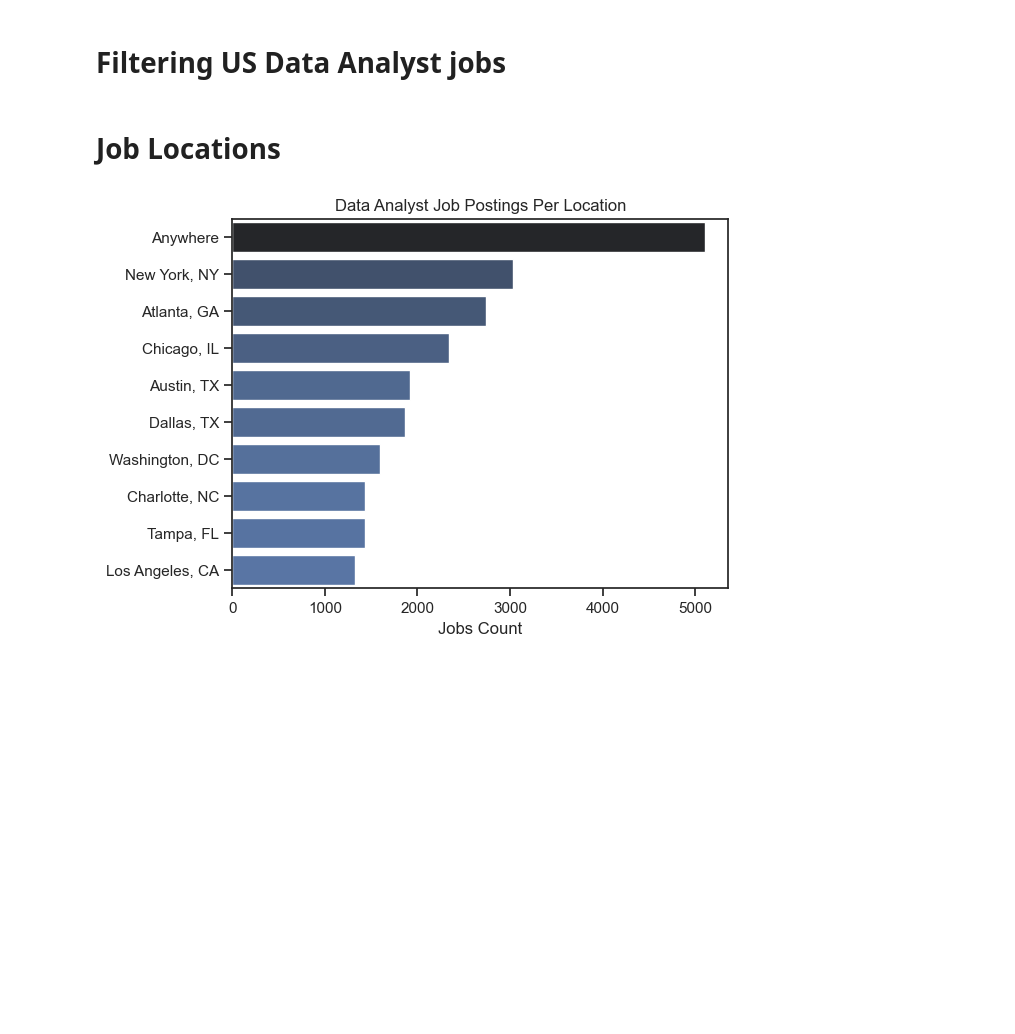
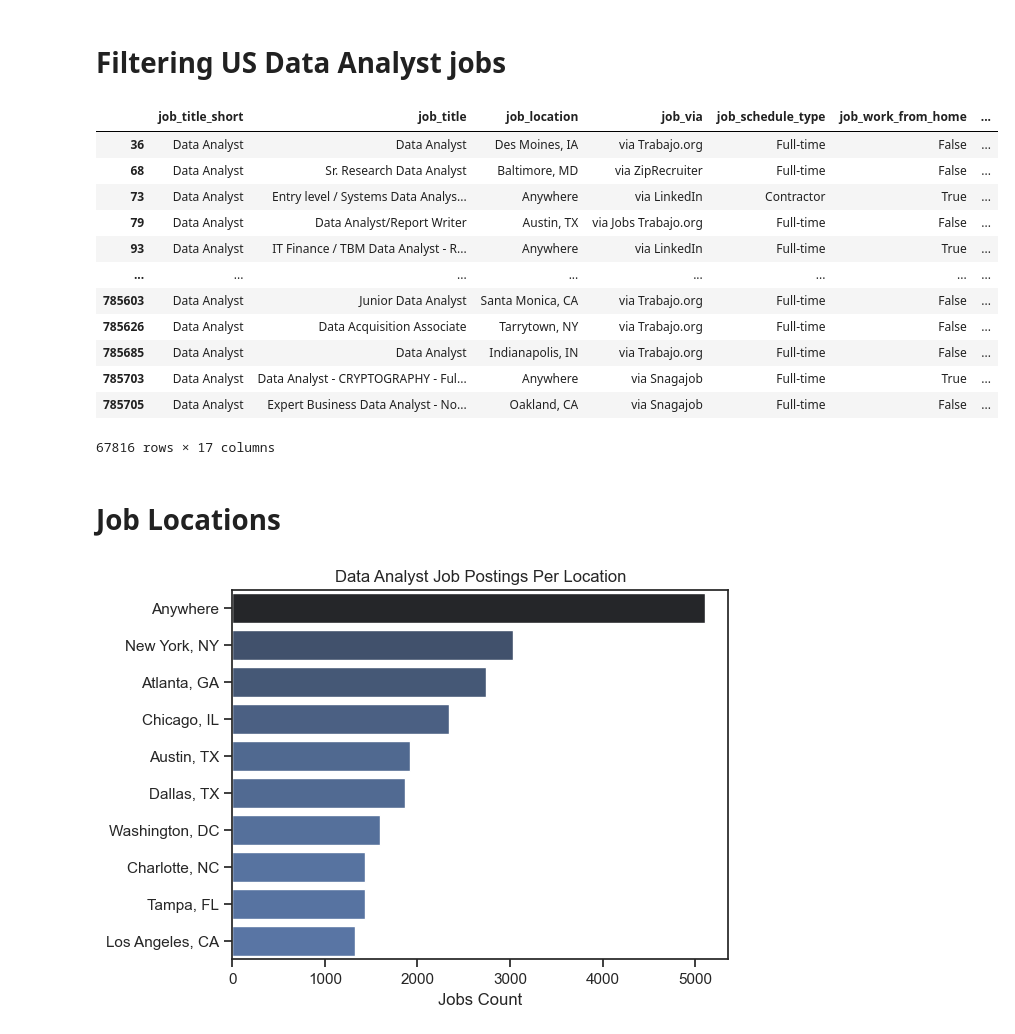
Before and after one commit to ckiurire/Analysis-for-Data-Jobs, a Jupyter notebook: 1_EDA_Intro.ipynb, the cells around one changed output. Cells and saved outputs as stored; diff of their text form; code cells hidden in the pictures; blank space fills up the shorter version.

```diff
--- a/1_EDA_Intro.ipynb
+++ b/1_EDA_Intro.ipynb
@@ -18,8 +18,23 @@ df["job_skills"] =df["job_skills"].apply(lambda x :ast.literal_eval(x) if pd.not
 # %%
 df_DA_US = df[
     (df["job_title_short"] == "Data Analyst") &
     (df["job_country"] == "United States")
 ]
+df_DA_US
+# %% [output]
+|  | job_title_short | job_title | job_location | job_via | job_schedule_type | job_work_from_home | ... |
+| 36 | Data Analyst | Data Analyst | Des Moines, IA | via Trabajo.org | Full-time | False | ... |
+| 68 | Data Analyst | Sr. Research Data Analyst | Baltimore, MD | via ZipRecruiter | Full-time | False | ... |
+| 73 | Data Analyst | Entry level / Systems Data Analys... | Anywhere | via LinkedIn | Contractor | True | ... |
+| 79 | Data Analyst | Data Analyst/Report Writer | Austin, TX | via Jobs Trabajo.org | Full-time | False | ... |
+| 93 | Data Analyst | IT Finance / TBM Data Analyst - R... | Anywhere | via LinkedIn | Full-time | True | ... |
+| ... | ... | ... | ... | ... | ... | ... | ... |
+| 785603 | Data Analyst | Junior Data Analyst | Santa Monica, CA | via Trabajo.org | Full-time | False | ... |
+| 785626 | Data Analyst | Data Acquisition Associate | Tarrytown, NY | via Trabajo.org | Full-time | False | ... |
+| 785685 | Data Analyst | Data Analyst | Indianapolis, IN | via Trabajo.org | Full-time | False | ... |
+| 785703 | Data Analyst | Data Analyst - CRYPTOGRAPHY - Ful... | Anywhere | via Snagajob | Full-time | True | ... |
+| 785705 | Data Analyst | Expert Business Data Analyst - No... | Oakland, CA | via Snagajob | Full-time | False | ... |
+67816 rows × 17 columns
 # %% [markdown]
 # Job Locations
 # %%
```
Also changed, not shown: 4 other files.
